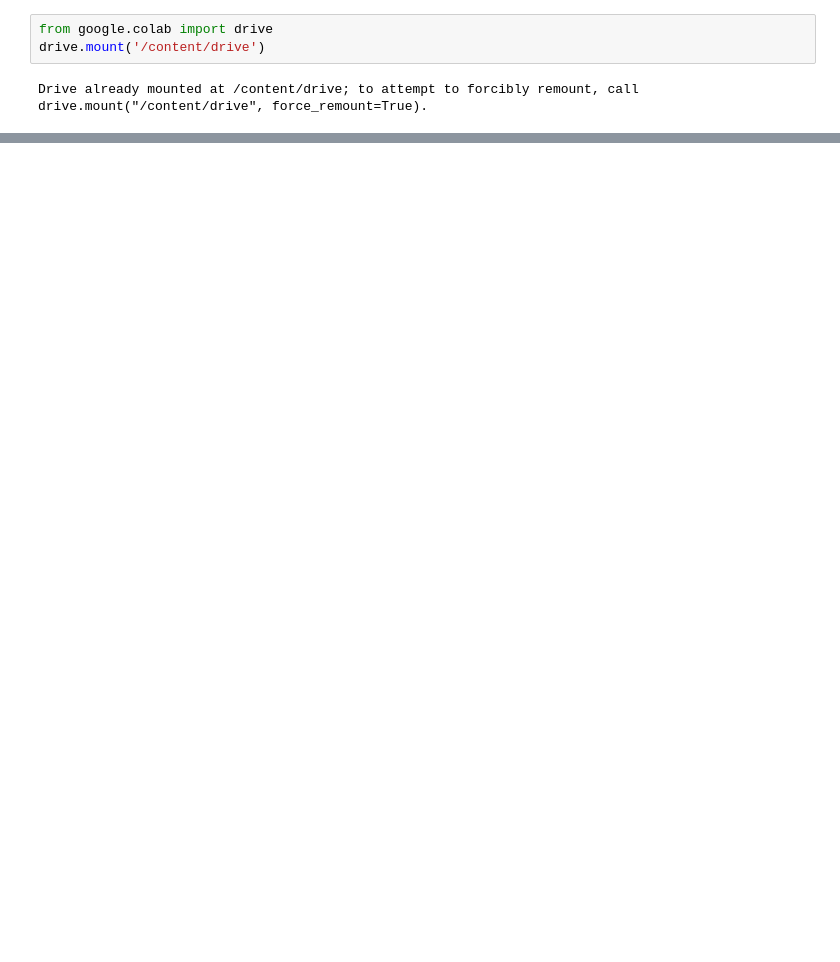
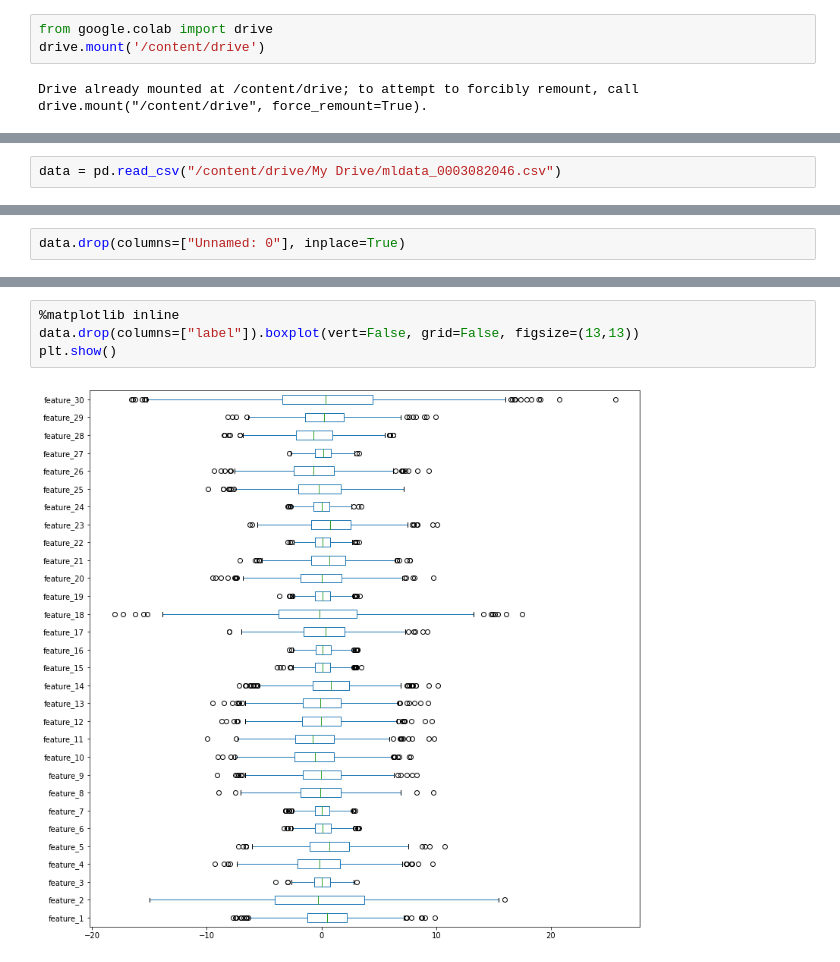
Before and after one commit to tommasoghisini/IndividualAssignment30412, a Jupyter notebook: Notebook.ipynb, the cells around one changed output, grey strips where cells are left out. Cells and saved outputs as stored; diff of their text form; blank space fills up the shorter version.

```diff
--- a/Notebook.ipynb
+++ b/Notebook.ipynb
@@ -9,0 +58,2 @@ Drive already mounted at /content/drive; to attempt to forcibly remount, call dr
+# %%
+data = pd.read_csv("/content/drive/My Drive/mldata_0003082046.csv")
@@ -9,0 +71,2 @@ Drive already mounted at /content/drive; to attempt to forcibly remount, call dr
+# %%
+data.drop(columns=["Unnamed: 0"], inplace=True)
@@ -9,0 +112,6 @@ Drive already mounted at /content/drive; to attempt to forcibly remount, call dr
+# %%
+%matplotlib inline
+data.drop(columns=["label"]).boxplot(vert=False, grid=False, figsize=(13,13))
+plt.show()
+# %% [output]
+[figure, added]
```
Also changed, not shown: parts of 17 cells of this notebook.
